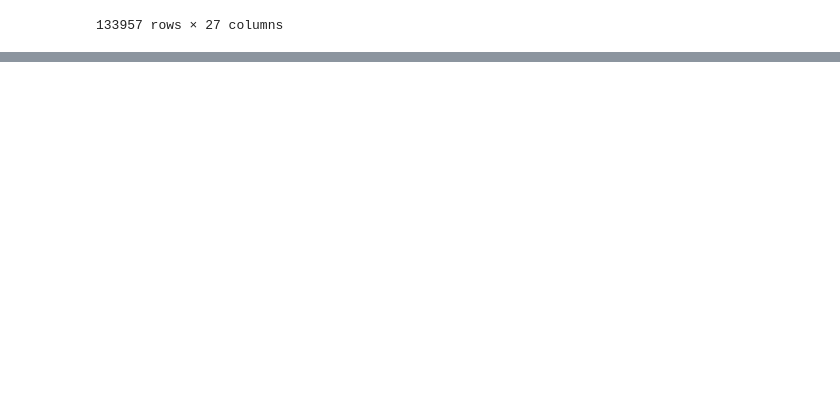
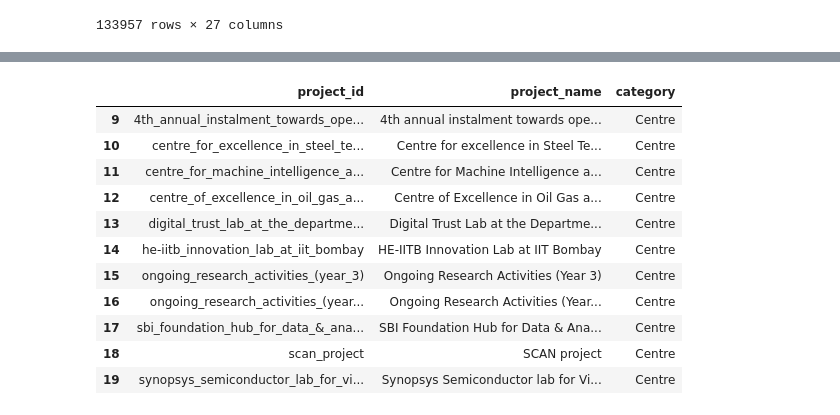
Before and after one commit to khamsakamal48/Funds-receivable-in-ERP, a Jupyter notebook: Working Analysis.ipynb, the cells around one changed output, grey strips where cells are left out. Cells and saved outputs as stored; diff of their text form; code cells hidden in the pictures; blank space fills up the shorter version.

```diff
--- a/Working Analysis.ipynb
+++ b/Working Analysis.ipynb
@@ -229,0 +272,15 @@ transaction
+# %%
+project_directory[project_directory['category'] == 'Centre']
+# %% [output]
+|  | project_id | project_name | category |
+| 9 | 4th_annual_instalment_towards_ope... | 4th annual instalment towards ope... | Centre |
+| 10 | centre_for_excellence_in_steel_te... | Centre for excellence in Steel Te... | Centre |
+| 11 | centre_for_machine_intelligence_a... | Centre for Machine Intelligence a... | Centre |
+| 12 | centre_of_excellence_in_oil_gas_a... | Centre of Excellence in Oil Gas a... | Centre |
+| 13 | digital_trust_lab_at_the_departme... | Digital Trust Lab at the Departme... | Centre |
+| 14 | he-iitb_innovation_lab_at_iit_bombay | HE-IITB Innovation Lab at IIT Bombay | Centre |
+| 15 | ongoing_research_activities_(year_3) | Ongoing Research Activities (Year 3) | Centre |
+| 16 | ongoing_research_activities_(year... | Ongoing Research Activities (Year... | Centre |
+| 17 | sbi_foundation_hub_for_data_&_ana... | SBI Foundation Hub for Data & Ana... | Centre |
+| 18 | scan_project | SCAN project | Centre |
+| 19 | synopsys_semiconductor_lab_for_vi... | Synopsys Semiconductor lab for Vi... | Centre |
```
Also changed, not shown: parts of 9 cells of this notebook, 3 other files.
